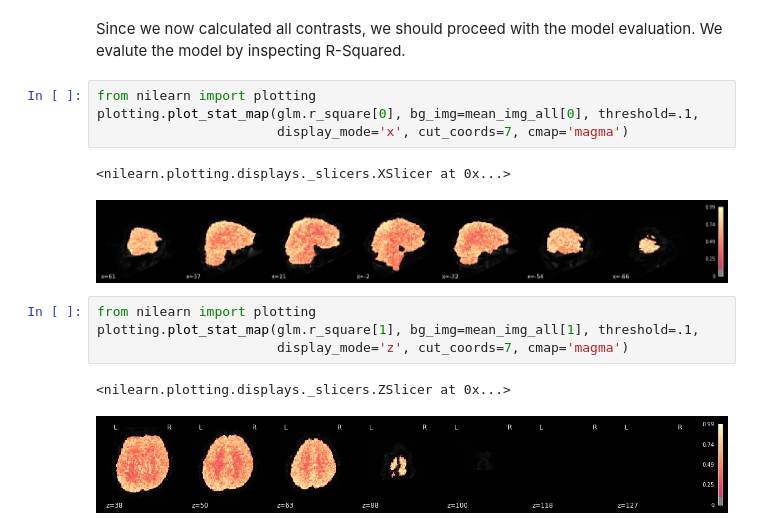
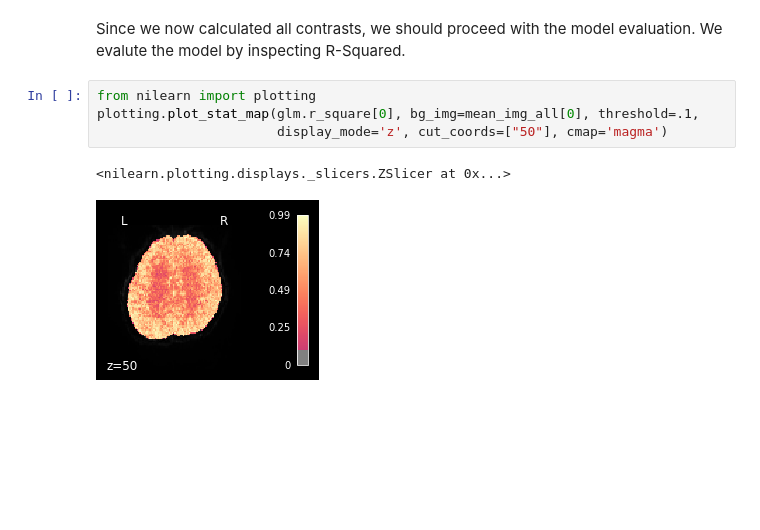
Before and after one commit to JNPauli/Banter, a Jupyter notebook: data/General_linear_model.ipynb, the cells around one changed output. Cells and saved outputs as stored; diff of their text form; blank space fills up the shorter version.

Commit message:
added trial plots for quality check

```diff
--- a/data/General_linear_model.ipynb
+++ b/data/General_linear_model.ipynb
@@ -517,14 +513,7 @@ Since we now calculated all contrasts, we should proceed with the model evaluati
 # %%
 from nilearn import plotting
 plotting.plot_stat_map(glm.r_square[0], bg_img=mean_img_all[0], threshold=.1,
-                       display_mode='x', cut_coords=7, cmap='magma')
+                       display_mode='z', cut_coords=["50"], cmap='magma')
 # %% [output]
-<nilearn.plotting.displays._slicers.XSlicer at 0x...>
+<nilearn.plotting.displays._slicers.ZSlicer at 0x...>
-[figure, old version]
+[figure, new version]
-# %%
-from nilearn import plotting
-plotting.plot_stat_map(glm.r_square[1], bg_img=mean_img_all[1], threshold=.1,
-                       display_mode='z', cut_coords=7, cmap='magma')
-# %% [output]
-<nilearn.plotting.displays._slicers.ZSlicer at 0x...>
-[figure, removed]
```
Also changed, not shown: parts of 21 cells of this notebook.
